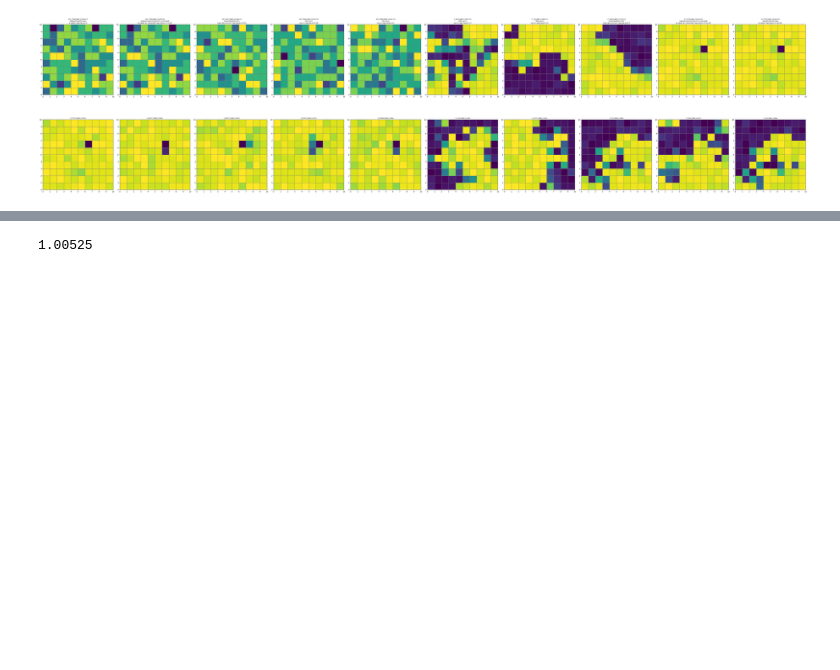
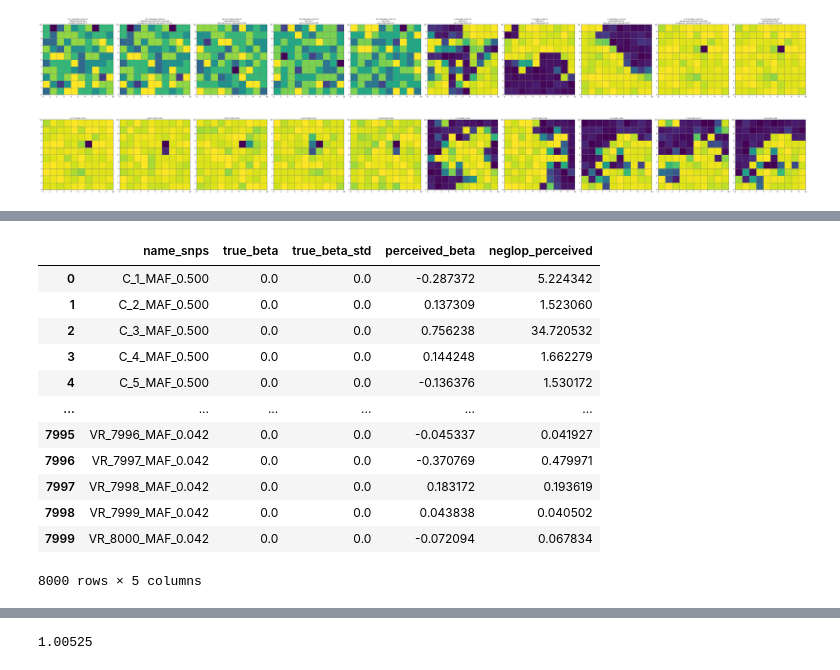
Before and after one commit to mat2m10/chasm, a Jupyter notebook: notebooks/coalescence_simulation_notebooks/proof_of_concept.ipynb, the cells around one changed output, grey strips where cells are left out. Saved outputs shown, nothing was run; the diff lists cells and outputs as text; code cells hidden in the pictures; blank space fills up the shorter version.

```diff
--- a/notebooks/coalescence_simulation_notebooks/proof_of_concept.ipynb
+++ b/notebooks/coalescence_simulation_notebooks/proof_of_concept.ipynb
@@ -97,0 +177,27 @@ gwas = gwas_linregress(geno, effects["pheno"])
+# %%
+poly_snps = list(params_polygenic_noise.name_snps)
+perceived_beta = []
+neglops = []
+for snp in poly_snps:
+    slope, intercept, neglogp = fit_line(geno[snp], effects['total'])
+    perceived_beta.append(intercept)
+    neglops.append(neglogp)
+# %%
+params_polygenic_noise['perceived_beta'] = perceived_beta
+params_polygenic_noise['neglop_perceived'] = neglops
+# %%
+params_polygenic_noise["beta_marginal_effect"] = params_polygenic_noise
+# %% [output]
+|  | name_snps | true_beta | true_beta_std | perceived_beta | neglop_perceived |
+| 0 | C_1_MAF_0.500 | 0.0 | 0.0 | -0.287372 | 5.224342 |
+| 1 | C_2_MAF_0.500 | 0.0 | 0.0 | 0.137309 | 1.523060 |
+| 2 | C_3_MAF_0.500 | 0.0 | 0.0 | 0.756238 | 34.720532 |
+| 3 | C_4_MAF_0.500 | 0.0 | 0.0 | 0.144248 | 1.662279 |
+| 4 | C_5_MAF_0.500 | 0.0 | 0.0 | -0.136376 | 1.530172 |
+| ... | ... | ... | ... | ... | ... |
+| 7995 | VR_7996_MAF_0.042 | 0.0 | 0.0 | -0.045337 | 0.041927 |
+| 7996 | VR_7997_MAF_0.042 | 0.0 | 0.0 | -0.370769 | 0.479971 |
+| 7997 | VR_7998_MAF_0.042 | 0.0 | 0.0 | 0.183172 | 0.193619 |
+| 7998 | VR_7999_MAF_0.042 | 0.0 | 0.0 | 0.043838 | 0.040502 |
+| 7999 | VR_8000_MAF_0.042 | 0.0 | 0.0 | -0.072094 | 0.067834 |
+8000 rows × 5 columns
```
Also changed, not shown: parts of 16 cells of this notebook, 4 other files.
